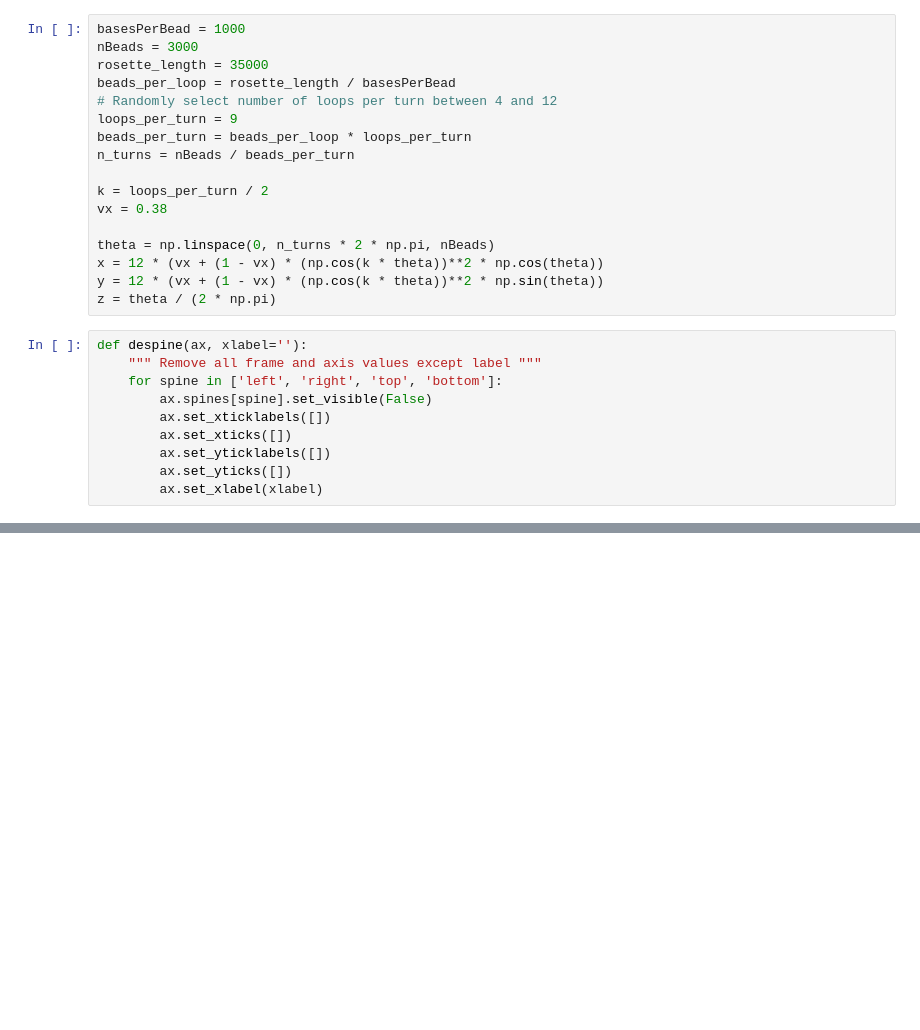
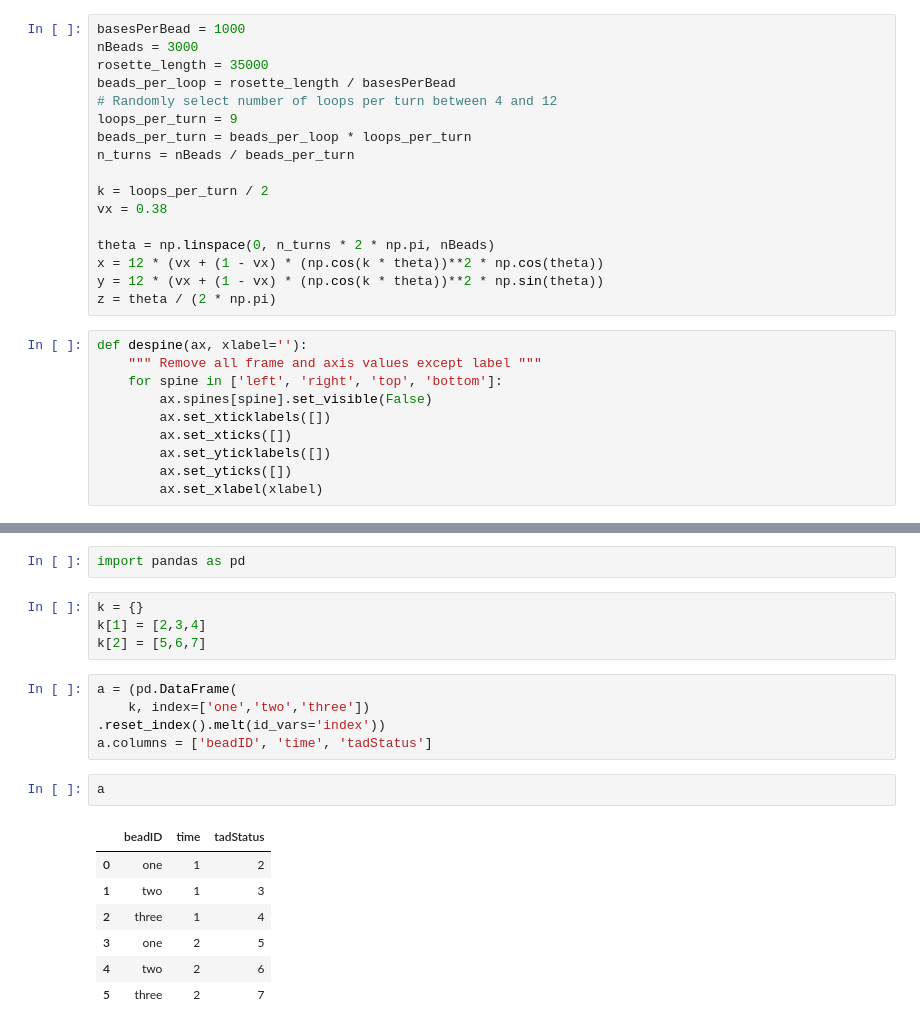
Before and after one commit to StephenRicher/HiCSim, a Jupyter notebook: README_files/modellingFigures.ipynb, the cells around one changed output, grey strips where cells are left out. Saved outputs shown, nothing was run; the diff lists cells and outputs as text; blank space fills up the shorter version.

```diff
--- a/README_files/modellingFigures.ipynb
+++ b/README_files/modellingFigures.ipynb
@@ -176,0 +220,21 @@ fig.savefig('initialConformation.png', dpi=300)
+# %%
+import pandas as pd
+# %%
+k = {}
+k[1] = [2,3,4]
+k[2] = [5,6,7]
+# %%
+a = (pd.DataFrame(
+    k, index=['one','two','three'])
+.reset_index().melt(id_vars='index'))
+a.columns = ['beadID', 'time', 'tadStatus']
+# %%
+a
+# %% [output]
+|  | beadID | time | tadStatus |
+| 0 | one | 1 | 2 |
+| 1 | two | 1 | 3 |
+| 2 | three | 1 | 4 |
+| 3 | one | 2 | 5 |
+| 4 | two | 2 | 6 |
+| 5 | three | 2 | 7 |
```
Also changed, not shown: parts of 4 cells of this notebook.
